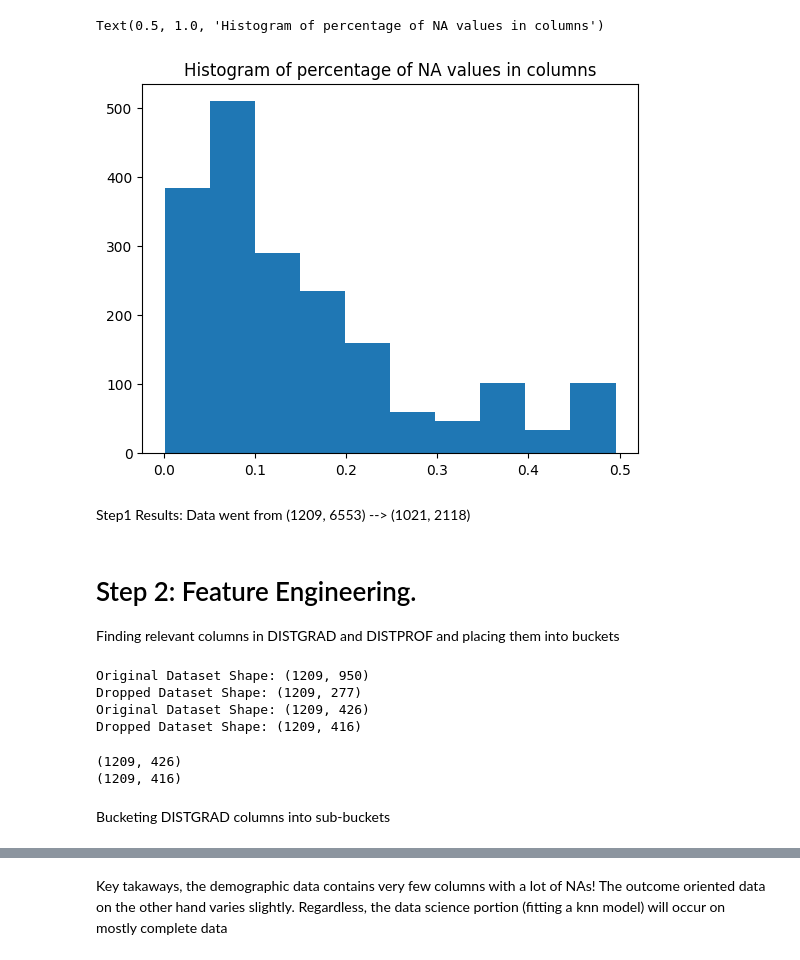
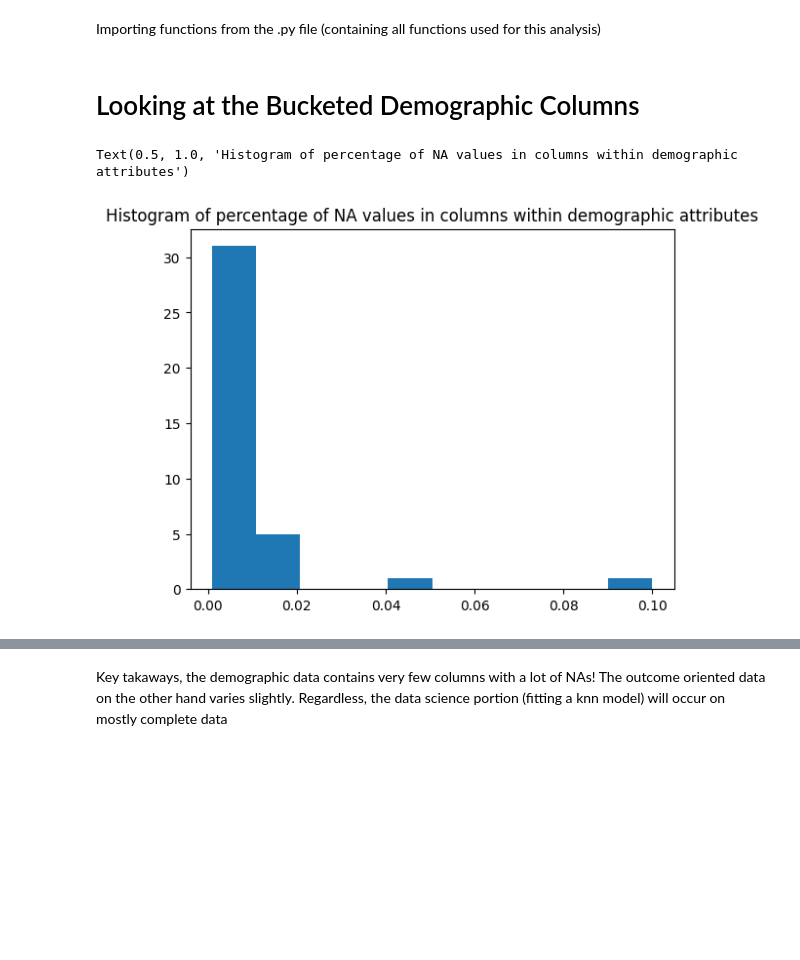
Before and after one commit to RiceD2KLab/HERC_Sp25, a Jupyter notebook: 4_Data_Modeling/4.2_KNN_Clustering/KNN_Implementation.ipynb, the cells around one changed output, grey strips where cells are left out. Saved outputs shown, nothing was run; the diff lists cells and outputs as text; code cells hidden in the pictures; blank space fills up the shorter version.

Commit message:
Updated KNN and imported functions/lists

```diff
--- a/4_Data_Modeling/4.2_KNN_Clustering/KNN_Implementation.ipynb
+++ b/4_Data_Modeling/4.2_KNN_Clustering/KNN_Implementation.ipynb
@@ -16,6 +22,6 @@ import geopandas as gpd
 # %%
 #Reading in the data
-os.chdir(r"C:\Users\mmath\OneDrive\Desktop\Capstone\HERC_Sp25\0_Datasets\1.7Master_Files\Individual Year Files_Take2")
-df = pd.read_csv("merged_2023.csv")
+os.chdir(r"C:\Users\mmath\OneDrive\Desktop\Capstone\HERC_Sp25\4_Data_Modeling\4.2_KNN_Clustering")
+df = pd.read_csv(r"C:\Users\mmath\OneDrive\Desktop\Capstone\HERC_Sp25\0_Datasets\1.7Master_Files\Individual Year Files_Take2\merged_2023.csv")
 distgrad = pd.read_csv(r"C:\Users\mmath\OneDrive\Desktop\Capstone\HERC_Sp25\0_Datasets\1.6Data2023\District\clean_data\distgrad_2023_clean.csv")
 distprof = pd.read_csv(r"C:\Users\mmath\OneDrive\Desktop\Capstone\HERC_Sp25\0_Datasets\1.6Data2023\District\clean_data\distprof_2023_clean.csv")
@@ -73,0 +43,2 @@ Dropped Dataset Shape: (1021, 2137)
+# %% [markdown]
+Importing functions from the .py file (containing all functions used for this analysis)
@@ -74,27 +47,13 @@ Dropped Dataset Shape: (1021, 2137)
+# %% [markdown]
+# Looking at the Bucketed Demographic Columns
+# %%
+df = df[df['Charter School (Y/N)'] == 'N']
+demographic_df = df[class_size_student_teacher_ratios + student_mobility + staff_demographics_experience + race_ethnicity_percent +
+                    economic_special_needs_percent + language_education_percent + gender_distribution_percent + grade_level_percent +
+                    special_populations_percent + district_identifiers]
 # %%
-plt.hist(calculate_missing_percentage(clean_df) / 100)
-plt.title("Histogram of percentage of NA values in columns")
+plt.hist(calculate_missing_percentage(demographic_df) / 100)
+plt.title("Histogram of percentage of NA values in columns within demographic attributes")
 # %% [output]
-Text(0.5, 1.0, 'Histogram of percentage of NA values in columns')
+Text(0.5, 1.0, 'Histogram of percentage of NA values in columns within demographic attributes')
-[figure, old version]
+[figure, new version]
-# %% [markdown]
-Step1 Results: Data went from (1209, 6553) --> (1021, 2118)
-# %% [markdown]
-# Step 2: Feature Engineering.
-Finding relevant columns in DISTGRAD and DISTPROF and placing them into buckets
-# %%
-distgrad_clean = drop_columns(distgrad)
-distprof_clean = drop_columns(distprof)
-# %% [output]
-Original Dataset Shape: (1209, 950)
-Dropped Dataset Shape: (1209, 277)
-Original Dataset Shape: (1209, 426)
-Dropped Dataset Shape: (1209, 416)
-# %%
-print(distprof.shape)
-print(distprof_clean.shape)
-# %% [output]
-(1209, 426)
-(1209, 416)
-# %% [markdown]
-Bucketing DISTGRAD columns into sub-buckets
```
Also changed, not shown: parts of 31 cells of this notebook, 1 other file.
